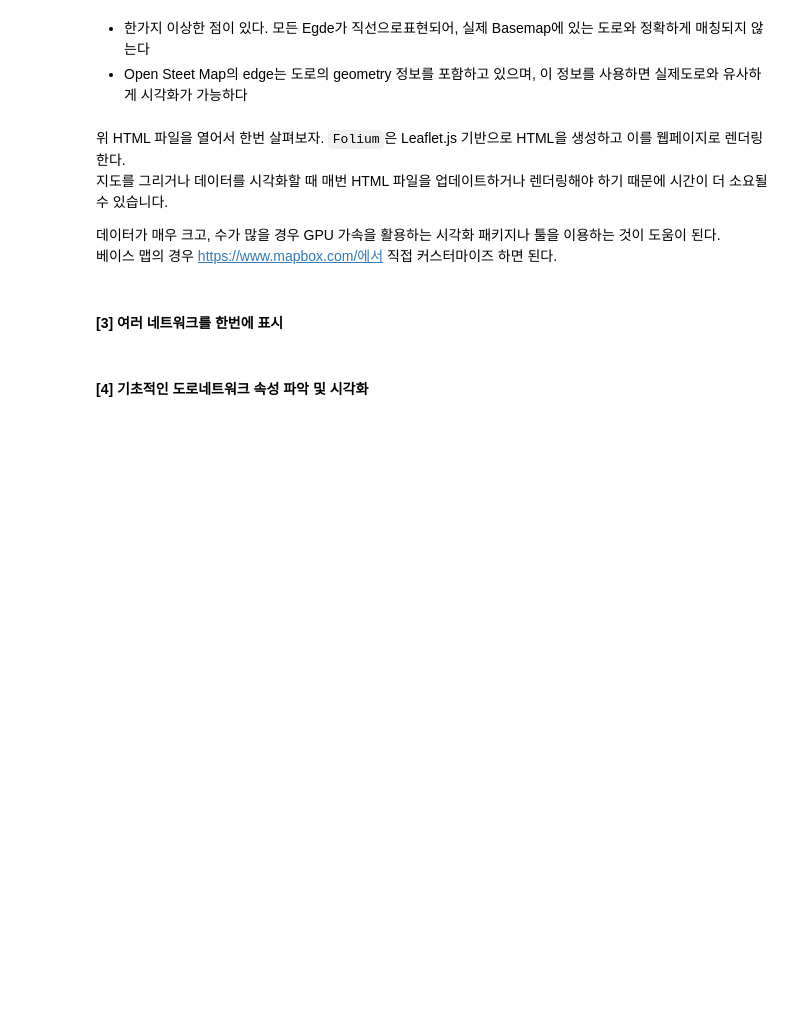
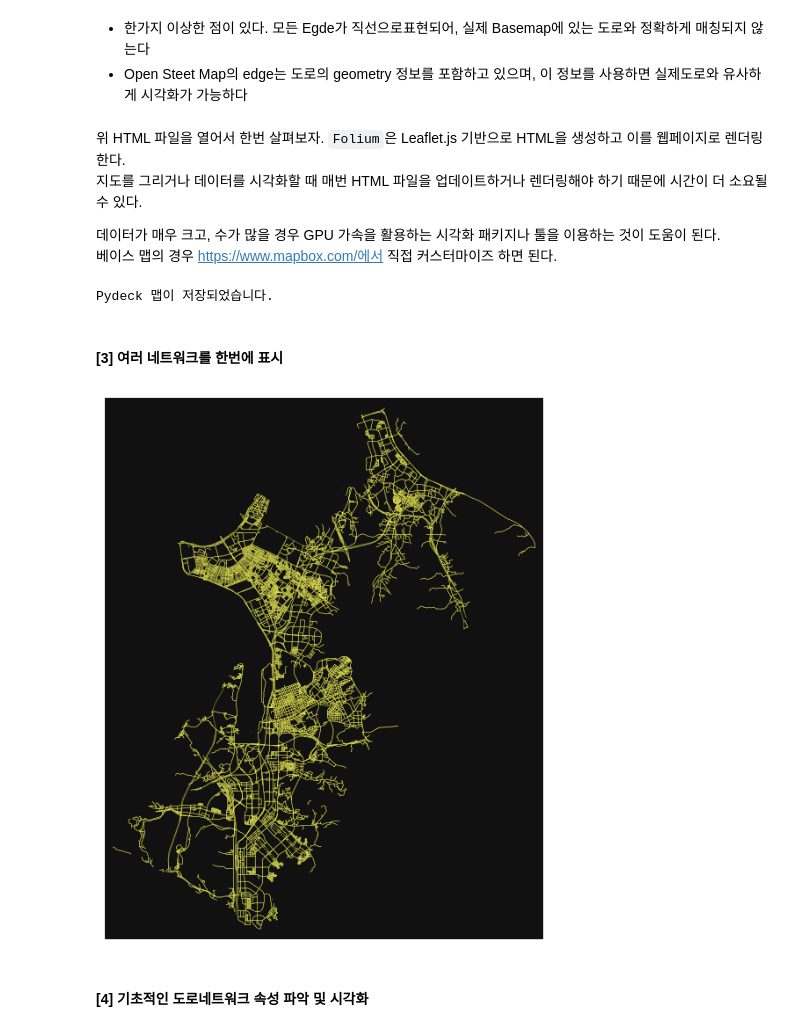
Before and after one commit to jihoyeo/mobility-simulation-book, a Jupyter notebook: ko/chapter2-4.ipynb, the cells around one changed output. Drawn from its saved outputs; the diff is of its cells as text; code cells hidden in the pictures; blank space fills up the shorter version.

```diff
--- a/ko/chapter2-4.ipynb
+++ b/ko/chapter2-4.ipynb
@@ -171,7 +175,7 @@ for node, data in G.nodes(data=True):
 m.save("../data/Sungnam_road_network_vis_with_geometry.html")
 # %% [markdown]
 위 HTML 파일을 열어서 한번 살펴보자. `Folium`은 Leaflet.js 기반으로 HTML을 생성하고 이를 웹페이지로 렌더링한다.
-지도를 그리거나 데이터를 시각화할 때 매번 HTML 파일을 업데이트하거나 렌더링해야 하기 때문에 시간이 더 소요될 수 있습니다.
+지도를 그리거나 데이터를 시각화할 때 매번 HTML 파일을 업데이트하거나 렌더링해야 하기 때문에 시간이 더 소요될 수 있다.
 
 데이터가 매우 크고, 수가 많을 경우 GPU 가속을 활용하는 시각화 패키지나 툴을 이용하는 것이 도움이 된다.
 베이스 맵의 경우 https://www.mapbox.com/에서 직접 커스터마이즈 하면 된다.
@@ -259,29 +263,34 @@ r = pdk.Deck(
     initial_view_state=view_state
 )
 
-# 맵 저장
+# 맵 저장 (출력 없이)
 r.to_html("../data/Sungnam_road_network_vis_with_pydeck.html")
+print("Pydeck 맵이 저장되었습니다.")
+# %% [output]
+Pydeck 맵이 저장되었습니다.
 # %% [markdown]
 #### [3] 여러 네트워크를 한번에 표시
 # %%
 # 여러 위치에서 네트워크를 생성하기 위한 서울 지역 리스트 설정
 places = [
-    '성남시, 경기도, 대한민국',
+    '성남시, 대한민국',
     '송파구, 서울특별시, 대한민국',
-    '하남시, 경기도, 대한민국',
+    '하남시, 대한민국',
 ]
 
 # retain_all=True를 사용하여 모든 연결되지 않은 서브그래프도 유지 (연속된 네트워크가 아닌 경우에도 유지)
 # 여러 장소를 기반으로 차량 도로 네트워크(network_type="drive")를 생성
 G = ox.graph_from_place(places, network_type="drive", retain_all=True)
 
 # 생성된 네트워크 시각화
 fig, ax = ox.plot_graph(
     G,
     node_size=0,
     edge_color="#FFFF5C",
     edge_linewidth=0.25
 )
+# %% [output]
+[figure, added]
 # %% [markdown]
 #### [4]  기초적인 도로네트워크 속성 파악 및 시각화
 # %%
```
Also changed, not shown: parts of 40 cells of this notebook, 3 other files.
